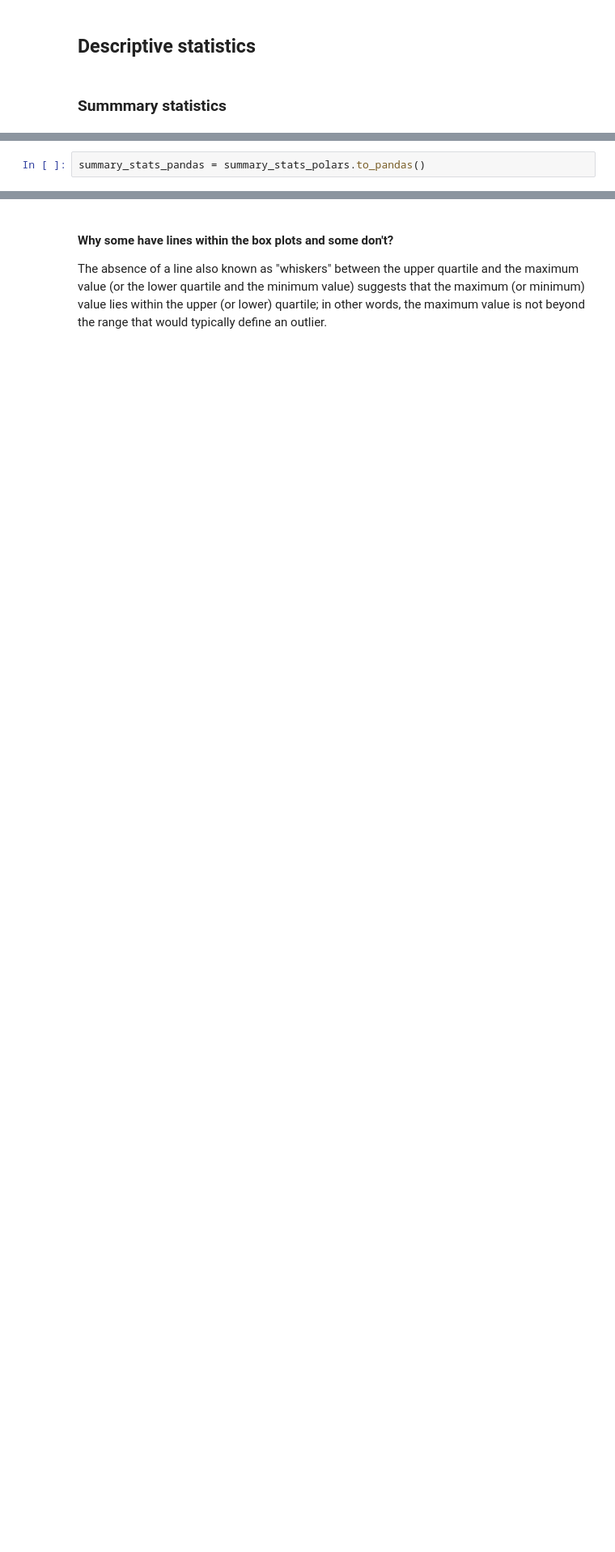
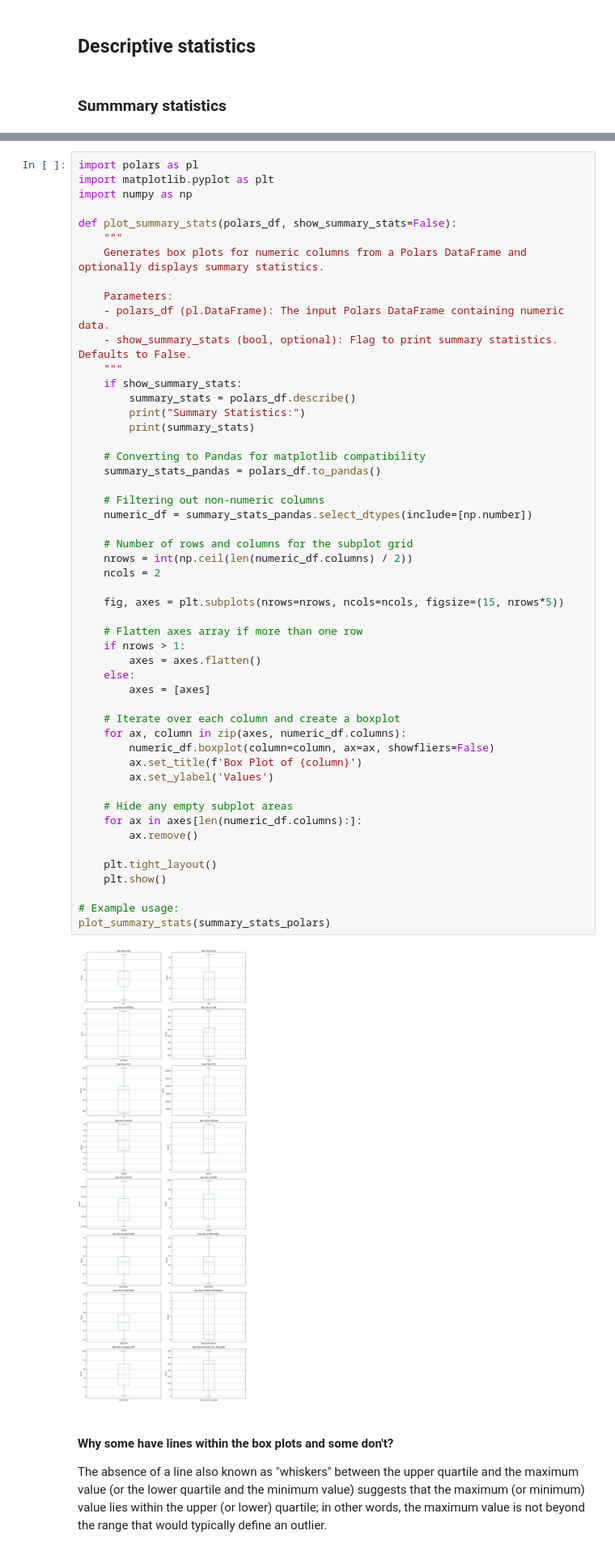
Before and after one commit to AdamPrzychodniPrivate/soil-water-forecasting, a Jupyter notebook: ml-modeling-pipeline/notebooks/3.1 ESTDA_global.ipynb, the cells around one changed output, grey strips where cells are left out. Shown at 81% size. Saved outputs shown, nothing was run; the diff lists cells and outputs as text; blank space fills up the shorter version.

```diff
--- a/ml-modeling-pipeline/notebooks/3.1 ESTDA_global.ipynb
+++ b/ml-modeling-pipeline/notebooks/3.1 ESTDA_global.ipynb
@@ -150,2 +128,0 @@ shape: (9, 18)
-# %%
-summary_stats_pandas = summary_stats_polars.to_pandas()
@@ -275,3 +145,56 @@ create_box_plots(stats_df_transposed)
+# %%
+import polars as pl
+import matplotlib.pyplot as plt
+import numpy as np
+
+def plot_summary_stats(polars_df, show_summary_stats=False):
+    """
+    Generates box plots for numeric columns from a Polars DataFrame and optionally displays summary statistics.
+
+    Parameters:
+    - polars_df (pl.DataFrame): The input Polars DataFrame containing numeric data.
+    - show_summary_stats (bool, optional): Flag to print summary statistics. Defaults to False.
+    """
+    if show_summary_stats:
+        summary_stats = polars_df.describe()
+        print("Summary Statistics:")
+        print(summary_stats)
+
+    # Converting to Pandas for matplotlib compatibility
+    summary_stats_pandas = polars_df.to_pandas()
+
+    # Filtering out non-numeric columns
+    numeric_df = summary_stats_pandas.select_dtypes(include=[np.number])
+
+    # Number of rows and columns for the subplot grid
+    nrows = int(np.ceil(len(numeric_df.columns) / 2))
+    ncols = 2
+
+    fig, axes = plt.subplots(nrows=nrows, ncols=ncols, figsize=(15, nrows*5))
+
+    # Flatten axes array if more than one row
+    if nrows > 1:
+        axes = axes.flatten()
+    else:
+        axes = [axes]
+
+    # Iterate over each column and create a boxplot
+    for ax, column in zip(axes, numeric_df.columns):
+        numeric_df.boxplot(column=column, ax=ax, showfliers=False)
+        ax.set_title(f'Box Plot of {column}')
+        ax.set_ylabel('Values')
+
+    # Hide any empty subplot areas
+    for ax in axes[len(numeric_df.columns):]:
+        ax.remove()
+
+    plt.tight_layout()
+    plt.show()
+
+# Example usage:
+plot_summary_stats(summary_stats_polars)
+# %% [output]
+[figure, added]
 # %% [markdown]
 #### Why some have lines within the box plots and some don't?
 
```
Also changed, not shown: parts of 12 cells of this notebook.
